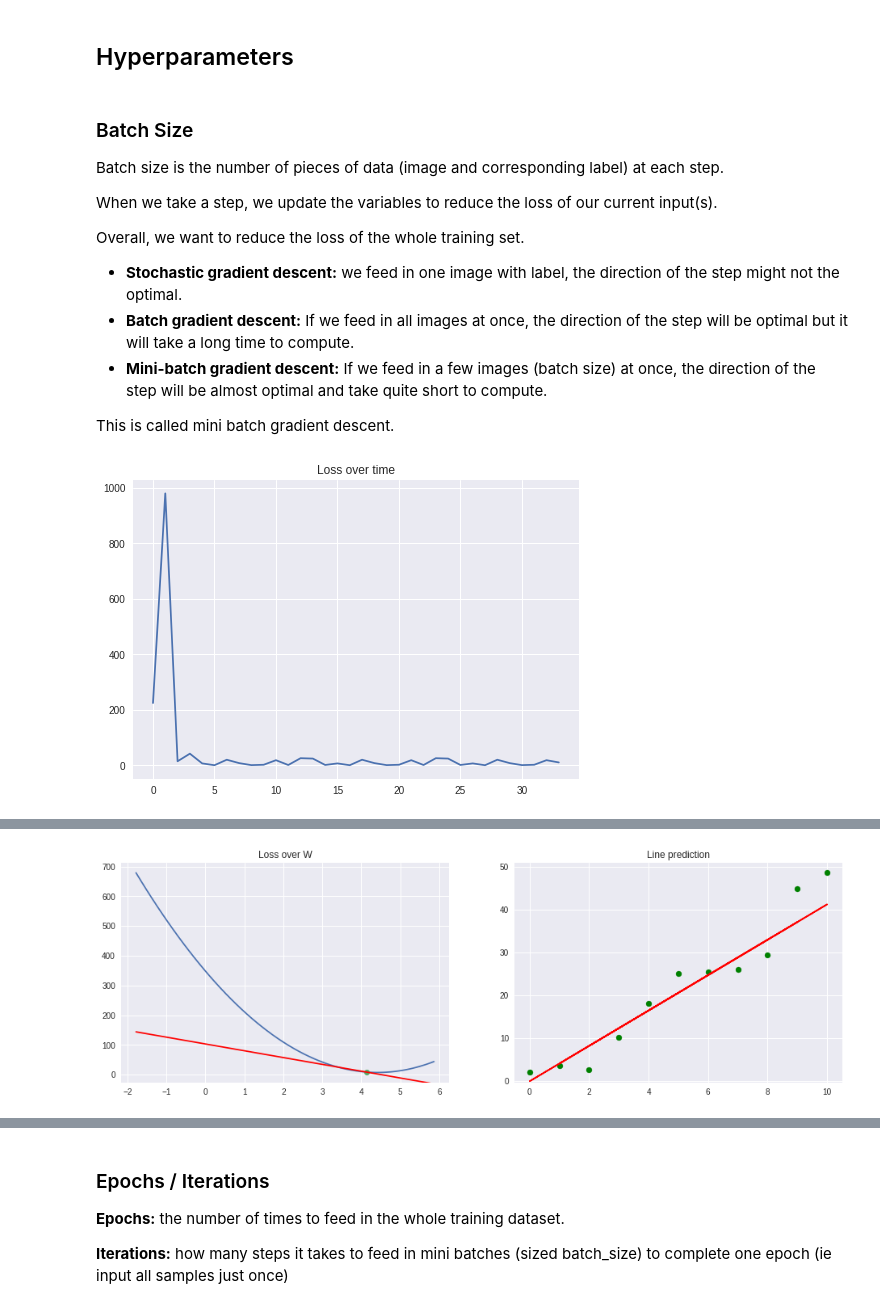
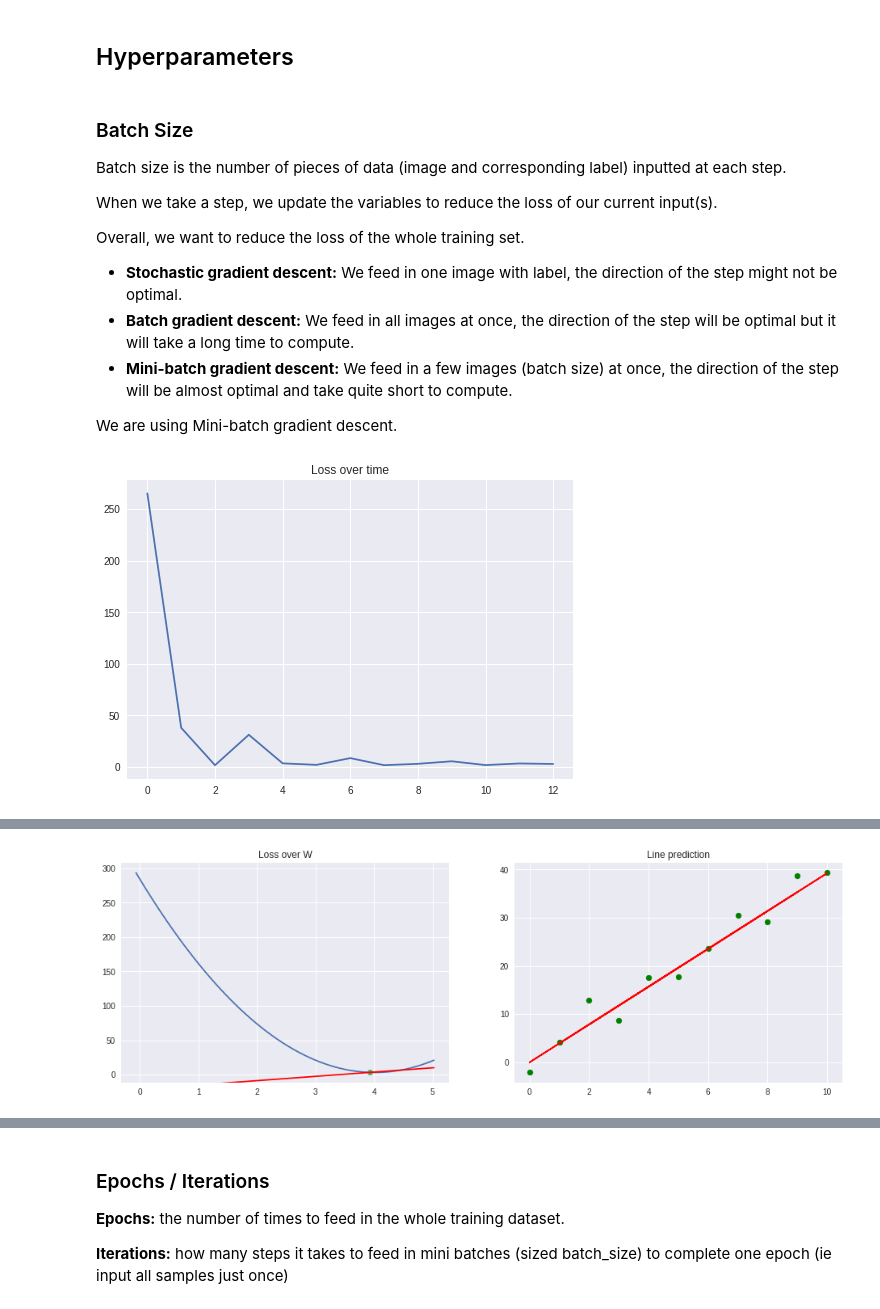
Before and after one commit to KiranArun/Neural_Networks-101-demo, a Jupyter notebook: Basic_MNIST-documentation.ipynb, the cells around one changed output, grey strips where cells are left out. Cells and saved outputs as stored; diff of their text form; code cells hidden in the pictures.

```diff
--- a/Basic_MNIST-documentation.ipynb
+++ b/Basic_MNIST-documentation.ipynb
@@ -196,24 +201,24 @@ Why do we need two datasets which we dont train on?
 # %% [markdown]
 ### Batch Size
 
-Batch size is the number of pieces of data (image and corresponding label) at each step.
+Batch size is the number of pieces of data (image and corresponding label) inputted at each step.
 
 When we take a step, we update the variables to reduce the loss of our current input(s).
 
 Overall, we want to reduce the loss of the whole training set.
 
-- **Stochastic gradient descent:** we feed in one image with label, the direction of the step might not the optimal.
-- **Batch gradient descent:** If we feed in all images at once, the direction of the step will be optimal but it will take a long time to compute.
-- **Mini-batch gradient descent:** If we feed in a few images (batch size) at once, the direction of the step will be almost optimal and take quite short to compute.
+- **Stochastic gradient descent:** We feed in one image with label, the direction of the step might not be optimal.
+- **Batch gradient descent:** We feed in all images at once, the direction of the step will be optimal but it will take a long time to compute.
+- **Mini-batch gradient descent:** We feed in a few images (batch size) at once, the direction of the step will be almost optimal and take quite short to compute.
 
-This is called mini batch gradient descent.
+We are using Mini-batch gradient descent.
 # %%
-anim = helper.show_batch_learning(batch_size=1,epochs=3)
+anim = helper.show_batch_learning(batch_size=4,epochs=4)
 HTML(anim.to_jshtml())
 # %% [output]
-[figure, old version]
+[figure, new version]
 [interactive output not drawn]
-[figure, old version]
+[figure, new version]
 # %% [markdown]
 ### Learning Rate
 
```
Also changed, not shown: parts of 24 cells of this notebook.
